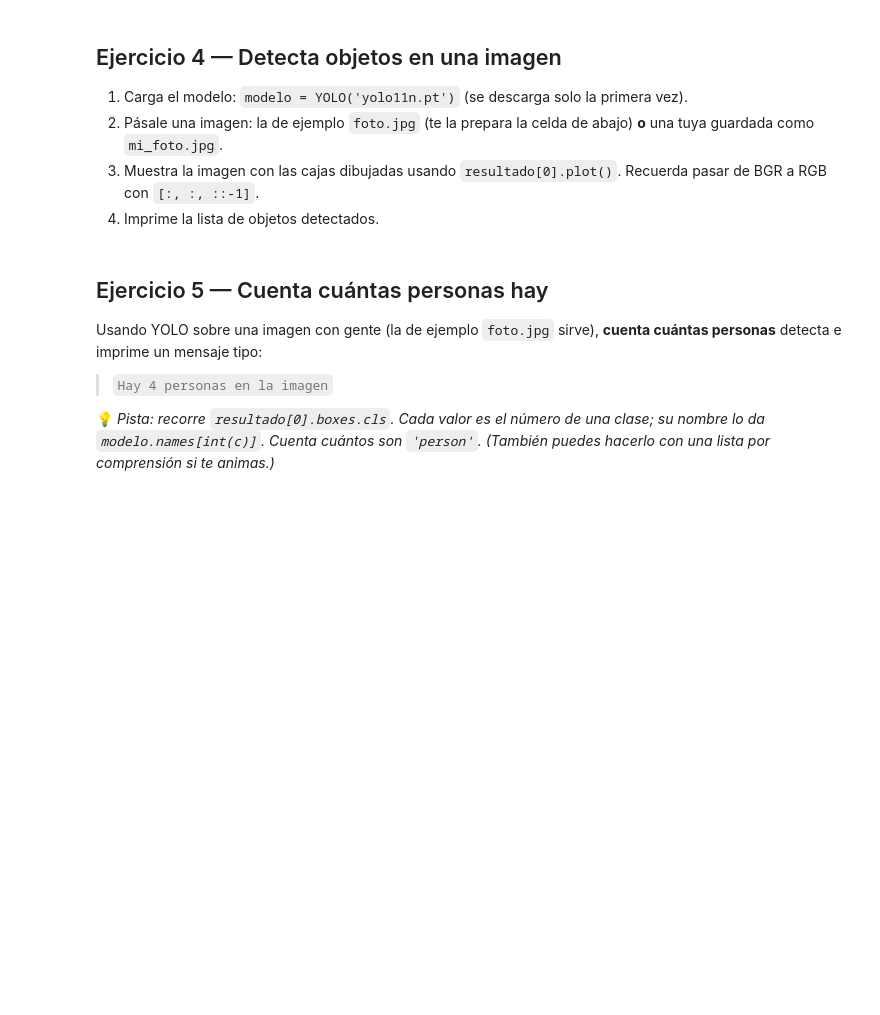
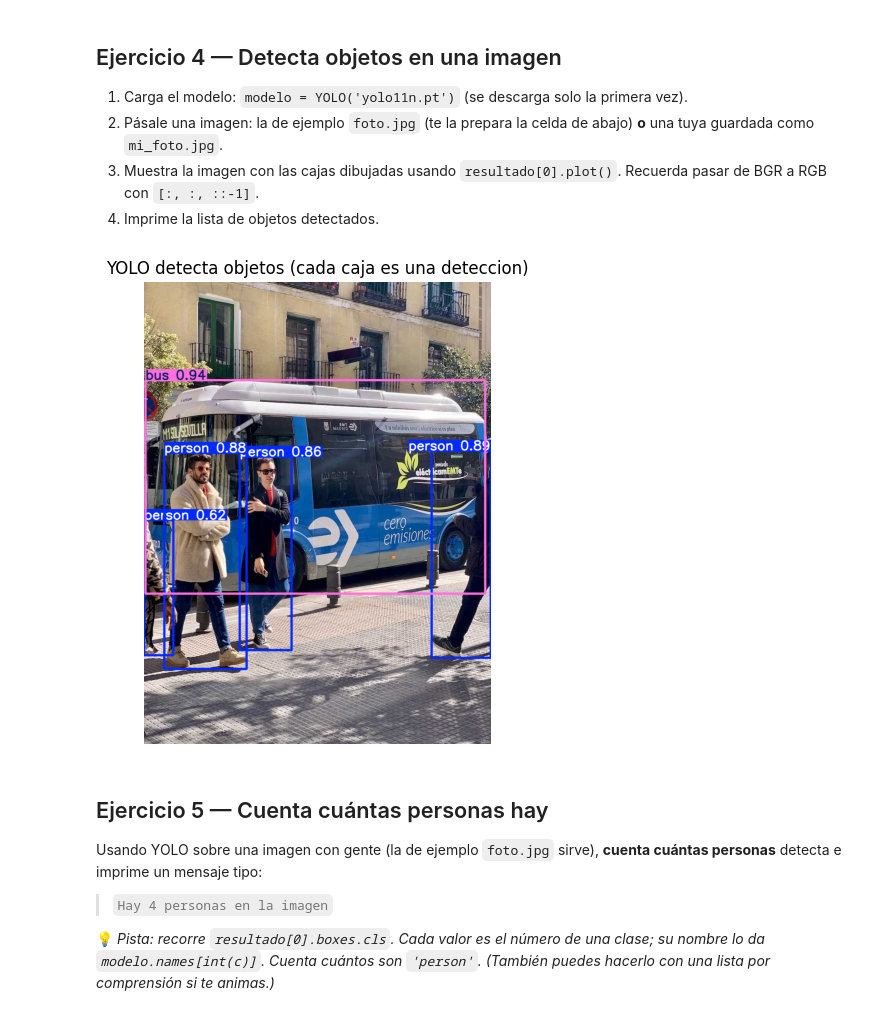
Before and after one commit to carlosgomezagrafojo/Redes_Neuronales, a Jupyter notebook: ejercicios_extra_redes_y_yolo.ipynb, the cells around one changed output. Cells and saved outputs as stored; diff of their text form; code cells hidden in the pictures; blank space fills up the shorter version.

```diff
--- a/ejercicios_extra_redes_y_yolo.ipynb
+++ b/ejercicios_extra_redes_y_yolo.ipynb
@@ -672,15 +672,26 @@ El hardware del cliente reacciona (se abre la barrera del parking o se mueve el
 4. Imprime la lista de objetos detectados.
 # %%
 # Ejercicio 4 - Detecta objetos en una imagen
-from ultralytics import YOLO
+# YOLO sobre una foto. Solo lo USAMOS (ya viene entrenado por otros); no entrenamos nada.
+
+from ultralytics import YOLO    # YOLO = modelo de deteccion de objetos, listo para usar
 import urllib.request, os
 
 # Preparamos una imagen de ejemplo (si no tienes una propia):
-if not os.path.exists('foto.jpg'):
-    urllib.request.urlretrieve('https://ultralytics.com/images/bus.jpg', 'foto.jpg')
+if not os.path.exists('foto.jpg'):  # si no tenemos la foto de ejemplo, la descargamos en la linea siguiente
+    urllib.request.urlretrieve('https://ultralytics.com/images/bus.jpg', 'foto.jpg') # descargamos una foto de ejemplo de internet (si no la tenemos ya) y la guardamos como 'foto.jpg' en nuestro disco duro
 
+modelo_yolo = YOLO('yolo11n.pt')        # carga el modelo. 'n' = nano (el mas ligero). Se baja solo la 1a vez.
+resultado = modelo_yolo('foto.jpg', verbose=False)   # le pasamos la foto. verbose=False -> sin detalles tecnicos
 
-# TODO
+# resultado[0] = el analisis de nuestra (unica) imagen.  .plot() = la imagen con las cajas YA dibujadas.
+anotada = resultado[0].plot()           # devuelve un array de pixeles en orden BGR (azul-verde-rojo)
+plt.figure(figsize=(8, 6))
+plt.imshow(anotada[:, :, ::-1])         # [:, :, ::-1] invierte el ultimo eje: pasa de BGR a RGB para verla bien
+plt.axis('off'); plt.title('YOLO detecta objetos (cada caja es una deteccion)')
+plt.show()
+# %% [output]
+[figure, added]
 # %% [markdown]
 ## Ejercicio 5 — Cuenta cuántas personas hay
 
```
Also changed, not shown: parts of 6 cells of this notebook.
